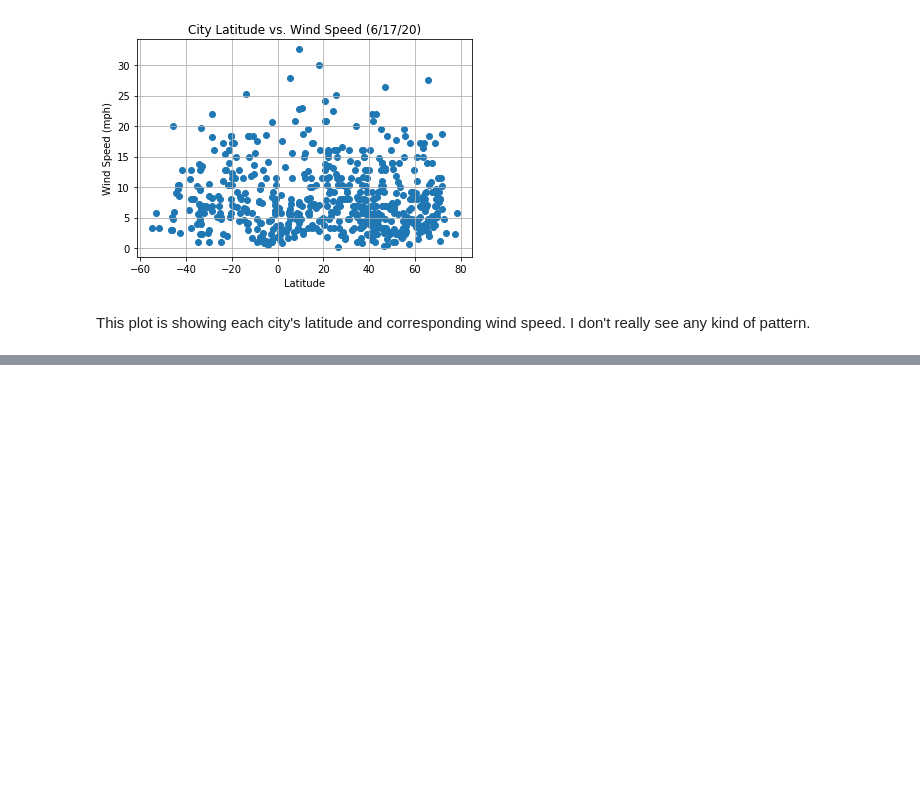
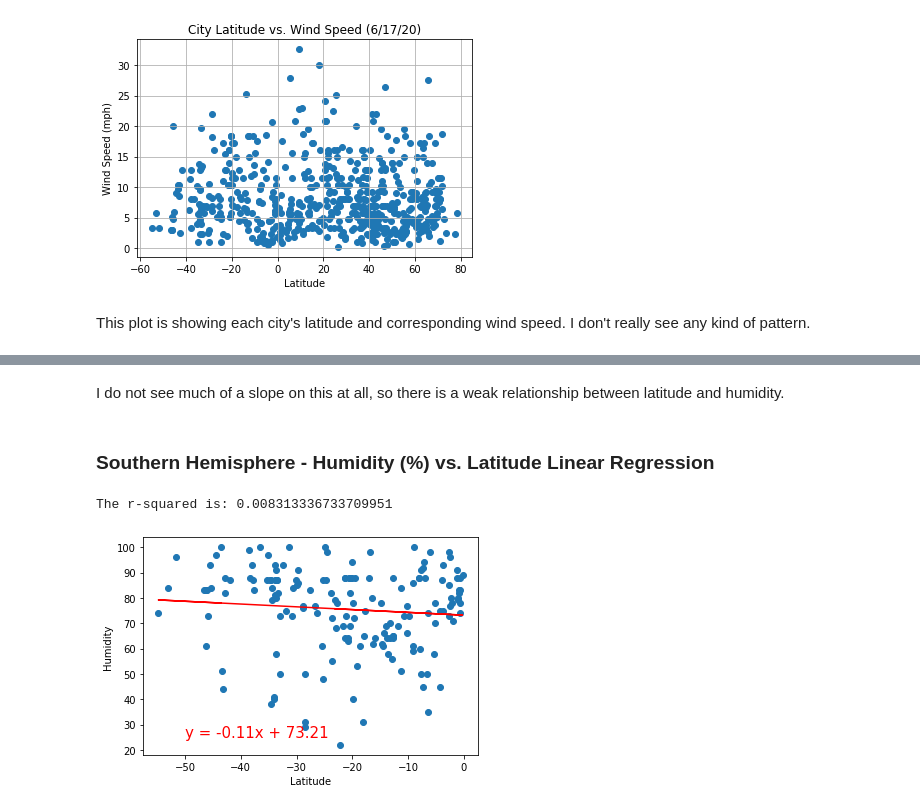
Before and after one commit to tamaranxu/python-api-challenge, a Jupyter notebook: WeatherPy/WeatherPy.ipynb, the cells around one changed output, grey strips where cells are left out. Saved outputs shown, nothing was run; the diff lists cells and outputs as text; code cells hidden in the pictures; blank space fills up the shorter version.

```diff
--- a/WeatherPy/WeatherPy.ipynb
+++ b/WeatherPy/WeatherPy.ipynb
@@ -275,0 +420,37 @@ This plot is showing each city's latitude and corresponding wind speed. I don't
+# %% [markdown]
+I do not see much of a slope on this at all, so there is a weak relationship between latitude and humidity.
+# %% [markdown]
+### Southern Hemisphere - Humidity (%) vs. Latitude Linear Regression
+# %%
+sth_lat = south_hem_df['Lat']
+sth_hum = south_hem_df['Humidity']
+
+# Perform a linear regression on temperature vs. latitude
+(slope, intercept, rvalue, pvalue, stderr) = linregress(sth_lat, sth_hum)
+
+# Get regression values
+regress_values = sth_lat * slope + intercept
+
+# Create line equation string
+line_eq = "y = " + str(round(slope,2)) + "x + " + str(round(intercept,2))
+
+# Create Plot
+plt.scatter(sth_lat,sth_hum)
+plt.plot(sth_lat,regress_values,"r-")
+
+# Label plot and annotate the line equation
+plt.xlabel('Latitude')
+plt.ylabel('Humidity')
+plt.annotate(line_eq,(-50,25),fontsize=15,color="red")
+
+# Print r square value
+print(f"The r-squared is: {rvalue**2}")
+
+# Save the figure
+plt.savefig('output_data/Sth_Lat_Hum.png')
+
+# Show plot
+plt.show()
+# %% [output]
+The r-squared is: 0.008313336733709951
+[figure, added]
```
Also changed, not shown: parts of 24 cells of this notebook, 8 other files.
